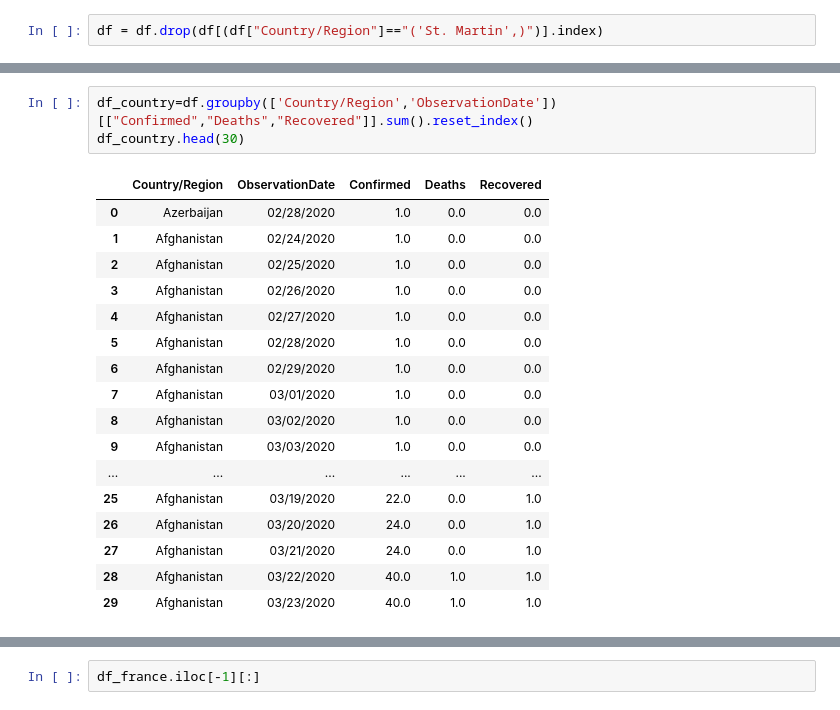
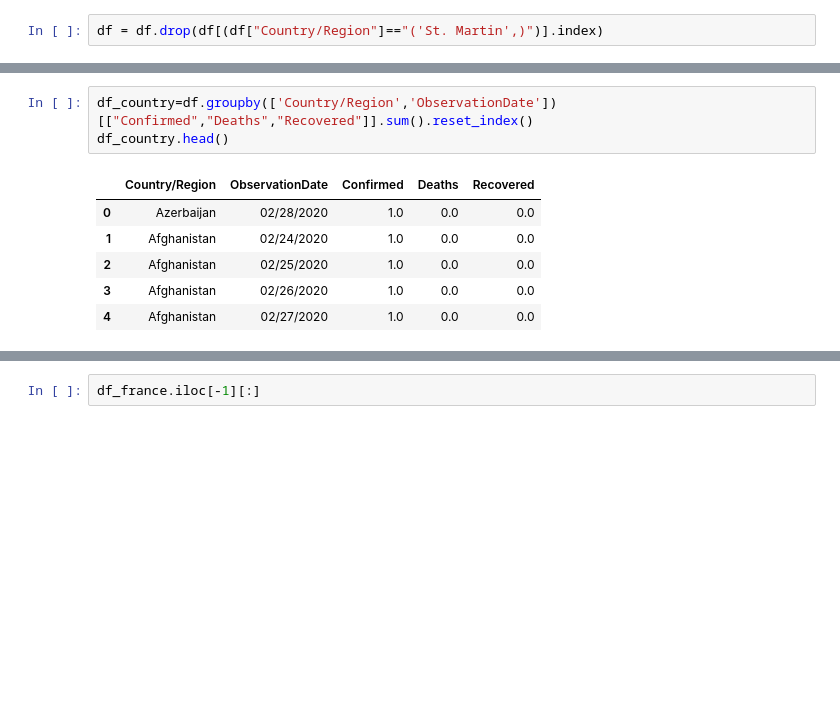
Before and after one commit to pmecchia/Covid19, a Jupyter notebook: data analysis.ipynb, the cells around one changed output, grey strips where cells are left out. Saved outputs shown, nothing was run; the diff lists cells and outputs as text; blank space fills up the shorter version.

```diff
--- a/data analysis.ipynb
+++ b/data analysis.ipynb
@@ -281,23 +340,12 @@ print(countries)
 # %%
 df_country=df.groupby(['Country/Region','ObservationDate'])[["Confirmed","Deaths","Recovered"]].sum().reset_index()
-df_country.head(30)
+df_country.head()
 # %% [output]
 |  | Country/Region | ObservationDate | Confirmed | Deaths | Recovered |
 | 0 | Azerbaijan | 02/28/2020 | 1.0 | 0.0 | 0.0 |
 | 1 | Afghanistan | 02/24/2020 | 1.0 | 0.0 | 0.0 |
 | 2 | Afghanistan | 02/25/2020 | 1.0 | 0.0 | 0.0 |
 | 3 | Afghanistan | 02/26/2020 | 1.0 | 0.0 | 0.0 |
 | 4 | Afghanistan | 02/27/2020 | 1.0 | 0.0 | 0.0 |
-| 5 | Afghanistan | 02/28/2020 | 1.0 | 0.0 | 0.0 |
-| 6 | Afghanistan | 02/29/2020 | 1.0 | 0.0 | 0.0 |
-| 7 | Afghanistan | 03/01/2020 | 1.0 | 0.0 | 0.0 |
-| 8 | Afghanistan | 03/02/2020 | 1.0 | 0.0 | 0.0 |
-| 9 | Afghanistan | 03/03/2020 | 1.0 | 0.0 | 0.0 |
-| ... | ... | ... | ... | ... | ... |
-| 25 | Afghanistan | 03/19/2020 | 22.0 | 0.0 | 1.0 |
-| 26 | Afghanistan | 03/20/2020 | 24.0 | 0.0 | 1.0 |
-| 27 | Afghanistan | 03/21/2020 | 24.0 | 0.0 | 1.0 |
-| 28 | Afghanistan | 03/22/2020 | 40.0 | 1.0 | 1.0 |
-| 29 | Afghanistan | 03/23/2020 | 40.0 | 1.0 | 1.0 |
 # %%
 df_france=df_country[(df_country["Country/Region"]=="France")]
```
Also changed, not shown: parts of 28 cells of this notebook.
